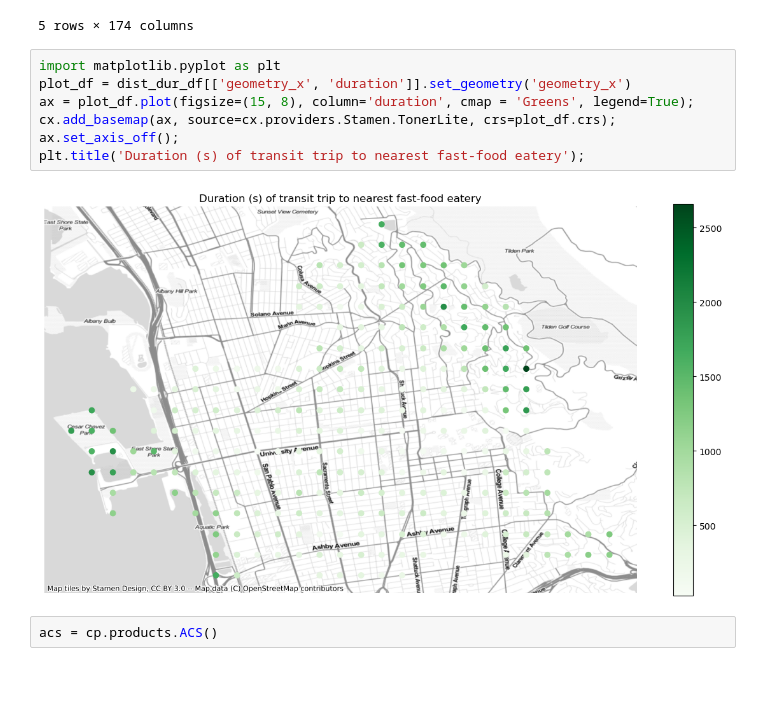
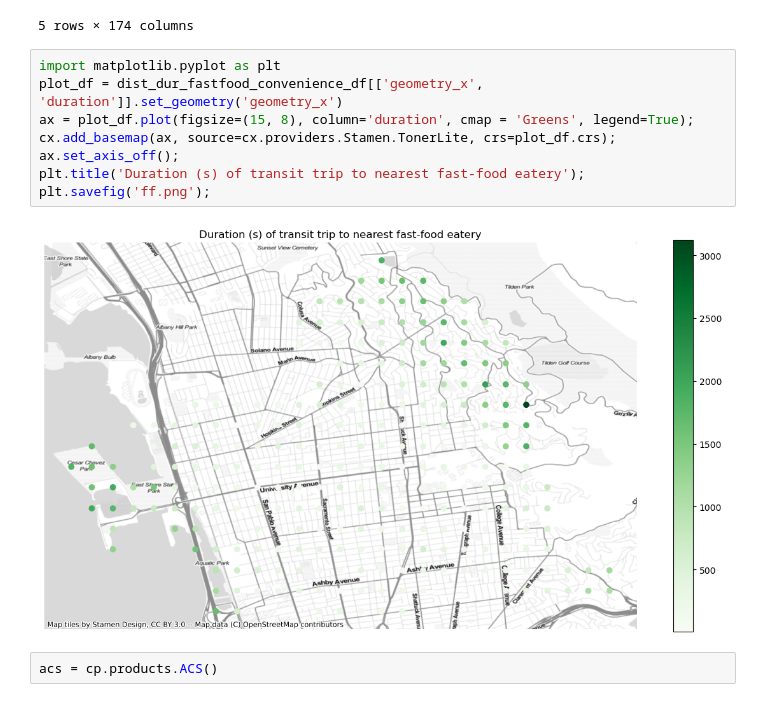
Before and after one commit to sidgang324/foodscapes, a Jupyter notebook: Berkeley All Amenities.ipynb, the cells around one changed output. Saved outputs shown, nothing was run; the diff lists cells and outputs as text.

```diff
--- a/Berkeley All Amenities.ipynb
+++ b/Berkeley All Amenities.ipynb
@@ -234,13 +234,14 @@ dist_dur_grocery_df.sample(5)
 5 rows × 174 columns
 # %%
 import matplotlib.pyplot as plt
-plot_df = dist_dur_df[['geometry_x', 'duration']].set_geometry('geometry_x')
+plot_df = dist_dur_fastfood_convenience_df[['geometry_x', 'duration']].set_geometry('geometry_x')
 ax = plot_df.plot(figsize=(15, 8), column='duration', cmap = 'Greens', legend=True);
 cx.add_basemap(ax, source=cx.providers.Stamen.TonerLite, crs=plot_df.crs);
 ax.set_axis_off();
 plt.title('Duration (s) of transit trip to nearest fast-food eatery');
+plt.savefig('ff.png');
 # %% [output]
-[figure, old version]
+[figure, new version]
 # %%
 acs = cp.products.ACS()
 # %%
```
Also changed, not shown: 1 other file.
